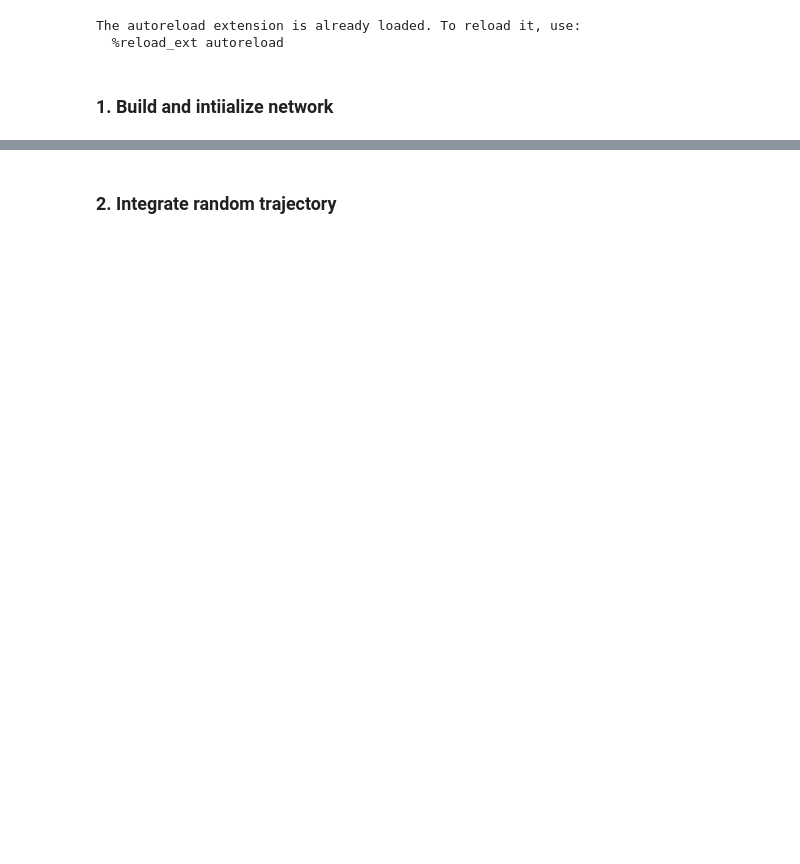
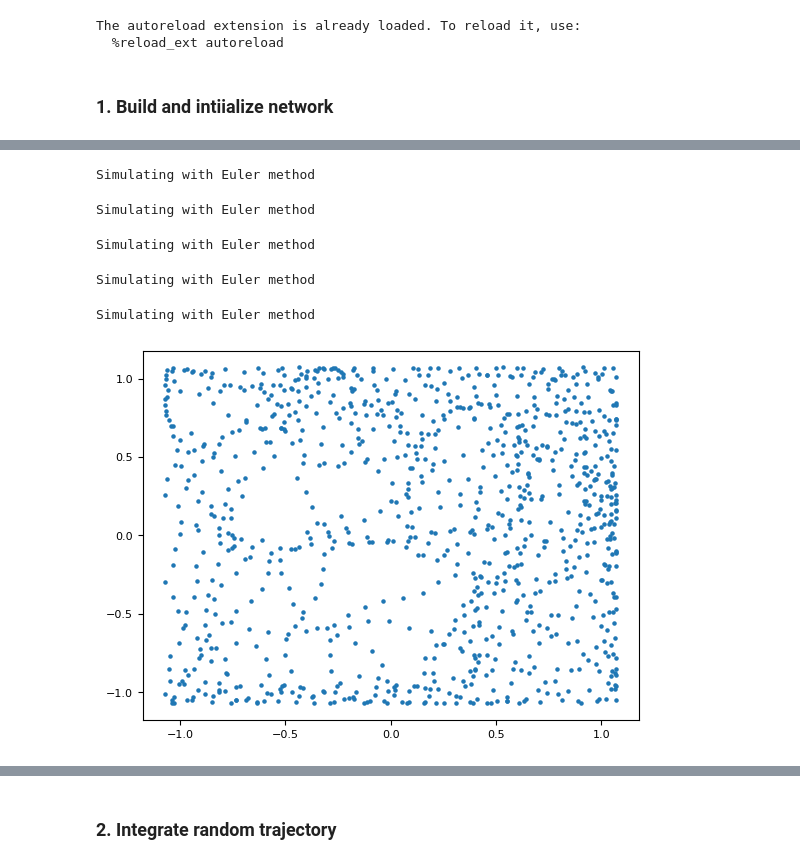
Before and after one commit to gregoireyasmine/grid_cells_burak_fiete, a Jupyter notebook: evaluate_grid.ipynb, the cells around one changed output, grey strips where cells are left out. Drawn from its saved outputs; the diff is of its cells as text; code cells hidden in the pictures; blank space fills up the shorter version.

```diff
--- a/evaluate_grid.ipynb
+++ b/evaluate_grid.ipynb
@@ -48,0 +48,16 @@ _ = plotting.network_presentation(grid)
+# %%
+# Collect fixed points :
+
+box_width = box_height = 2.2 # m
+T = 100 # s
+dt = grid.options.dt
+seq_len = int(T/dt)
+
+traj = generate_trajectory(box_width, box_height, seq_len, dt=dt, load=True, batch_size = 1, save=True, silent=False)
+input_v = traj['input_v'].squeeze()
+
+pos = np.stack([traj['target_x'].squeeze(), traj['target_y'].squeeze()], 1)
+
+grid.save_sim = False
+
+S = grid.simulate(input_v, silent=False, load=True) # set load = false to restart a new sim from scratch
@@ -48,0 +67,22 @@ _ = plotting.network_presentation(grid)
+# %%
+plt.scatter(*pos_sample.T, s= 5)
+
+T = 0.05
+seq_len = int(T/dt)
+
+v = np.zeros((len(S_sample), seq_len, 2))
+
+grid.save_sim = False
+fixed_points = S_sample
+for k in range(5) : # limit memory use
+    out = grid.simulate(v, s_0 = fixed_points, silent=False, load=False, ) # set load = false to restart a new sim from scratch
+    fixed_points= out[:, -1].cpu()
+
+del out
+# %% [output]
+Simulating with Euler method
+Simulating with Euler method
+Simulating with Euler method
+Simulating with Euler method
+Simulating with Euler method
+[figure, added]
```
Also changed, not shown: parts of 28 cells of this notebook, 6 other files.
